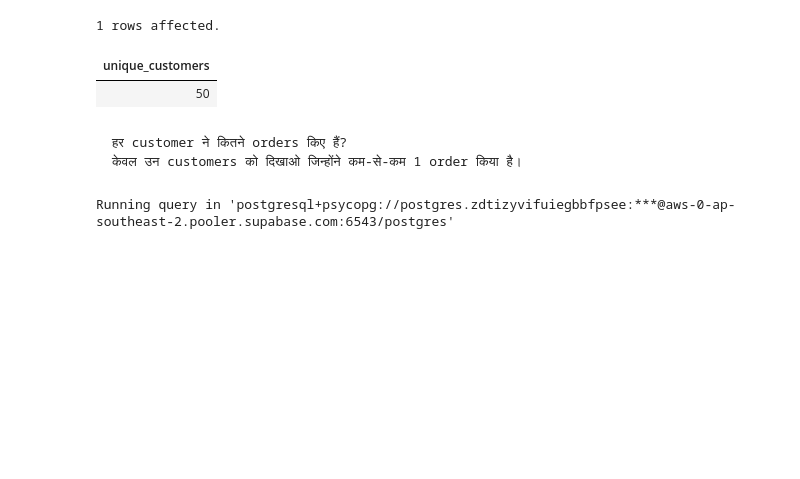
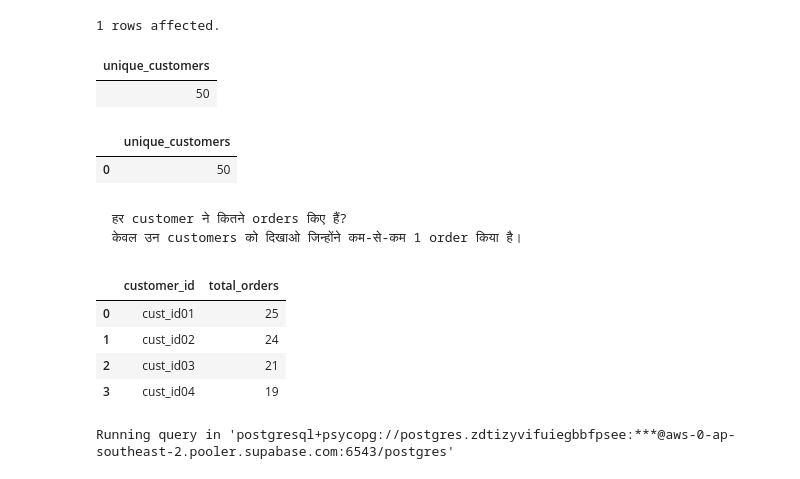
Before and after one commit to umesh-creates/sql_pandas_exercise_and_notes, a Jupyter notebook: retail_analysis exercise/retail_analysis.ipynb, the cells around one changed output. Saved outputs shown, nothing was run; the diff lists cells and outputs as text; code cells hidden in the pictures; blank space fills up the shorter version.

```diff
--- a/retail_analysis exercise/retail_analysis.ipynb
+++ b/retail_analysis exercise/retail_analysis.ipynb
@@ -84,9 +93,29 @@ Running query in 'postgresql+psycopg://postgres.zdtizyvifuiegbbfpsee:***@aws-0-a
 1 rows affected.
 | unique_customers |
 | 50 |
+# %%
+pd.DataFrame({
+    'unique_customers' : [orders['customer_id'].nunique()]
+})
+# %% [output]
+|  | unique_customers |
+| 0 | 50 |
 # %% [markdown]
 <pre>हर customer ने कितने orders किए हैं?
 केवल उन customers को दिखाओ जिन्होंने कम-से-कम 1 order किया है।</pre>
+# %%
+total_orders = (
+    orders
+    .groupby('customer_id')['customer_id']
+    .count()
+).reset_index(name= 'total_orders')
+total_orders[total_orders['total_orders'] >= 1].head(4)
+# %% [output]
+|  | customer_id | total_orders |
+| 0 | cust_id01 | 25 |
+| 1 | cust_id02 | 24 |
+| 2 | cust_id03 | 21 |
+| 3 | cust_id04 | 19 |
 # %%
 %%sql
 SELECT customer_id, COUNT(customer_id) AS total_orders
```
Also changed, not shown: parts of 9 cells of this notebook.
